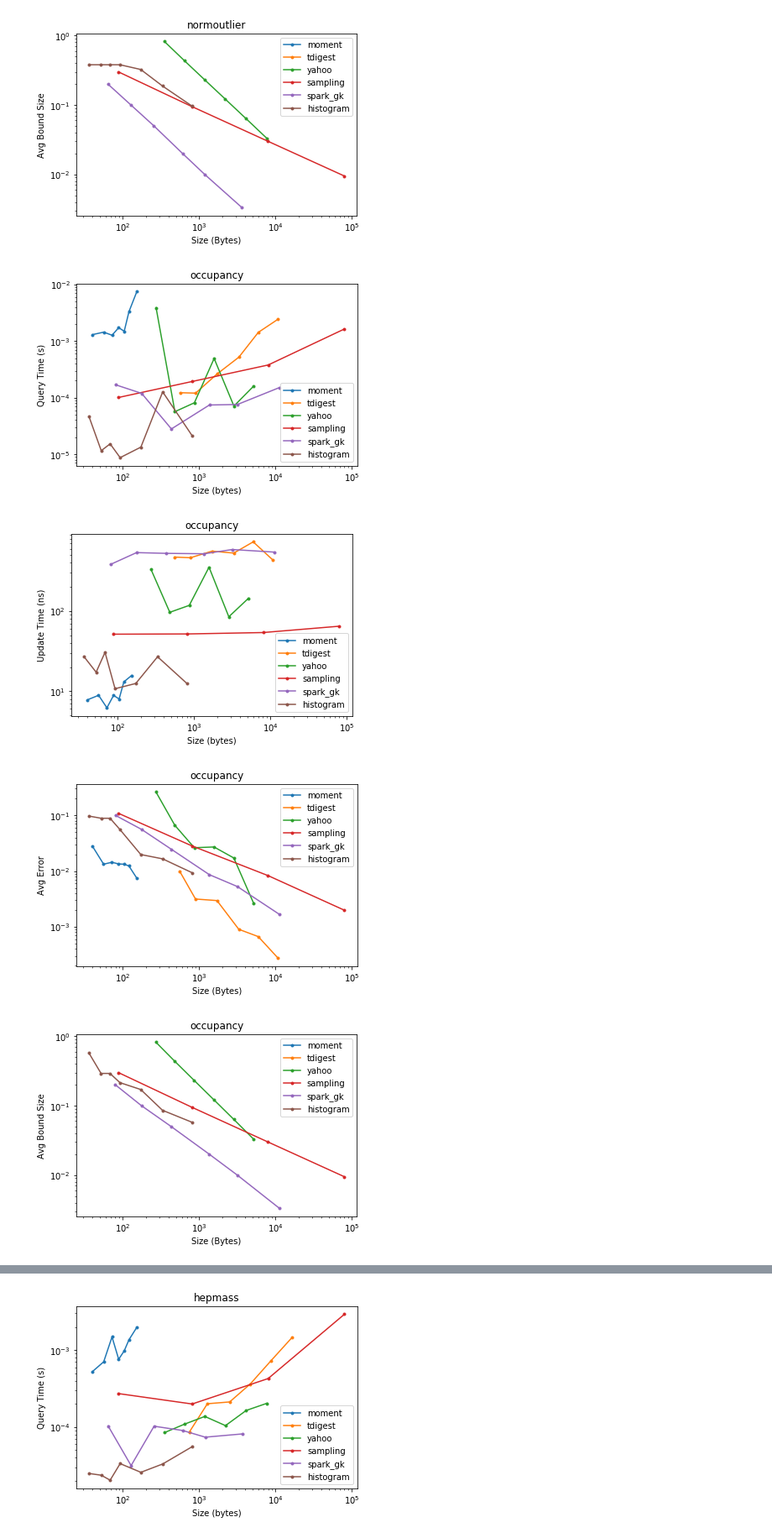
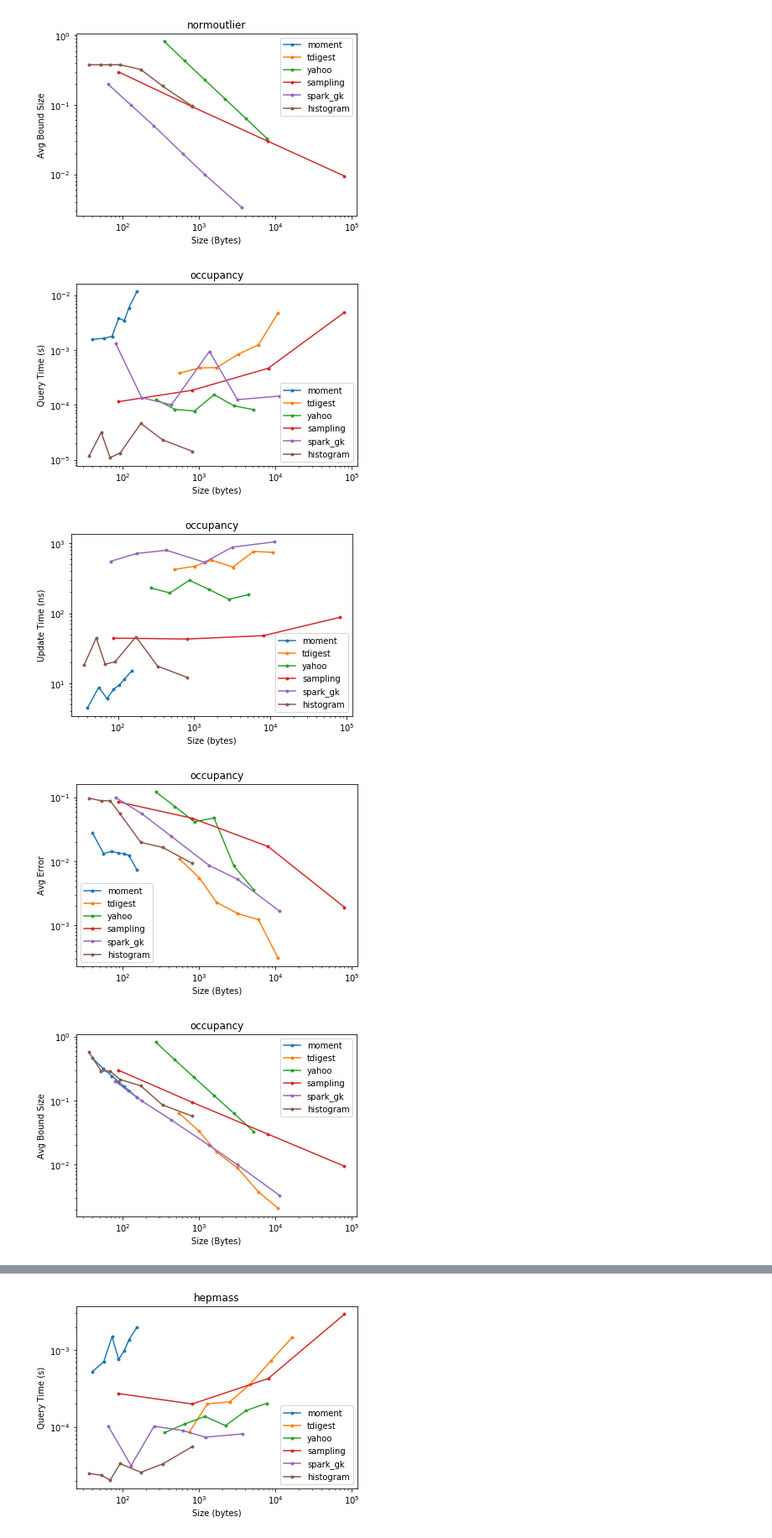
Before and after one commit to stanford-futuredata/msketch, a Jupyter notebook: analysis/Point Benchmark.ipynb, the cells around one changed output, grey strips where cells are left out. Shown at 84% size. Drawn from its saved outputs; the diff is of its cells as text; code cells hidden in the pictures.

```diff
--- a/analysis/Point Benchmark.ipynb
+++ b/analysis/Point Benchmark.ipynb
@@ -130,12 +130,12 @@ dft = gen_plots(df, sorted_data, "normoutlier")
 [figure]
 [figure]
 # %%
-df = pd.read_csv("../javamsketch/results/occupancy_point_1514663348.csv")
+df = pd.read_csv("../javamsketch/results/occupancy_point_1515027042.csv")
 orig_data = pd.read_csv("../sampledata/occupancy_2.csv", usecols=[3])["CO2"]
 sorted_data = np.sort(orig_data)
 dft = gen_plots(df, sorted_data, "occupancy")
 # %% [output]
-[figure, old version]
+[figure, new version]
-[figure, old version]
+[figure, new version]
-[figure, old version]
+[figure, new version]
-[figure, old version]
+[figure, new version]
```
Also changed, not shown: parts of 1 cell of this notebook, 6 other files.
